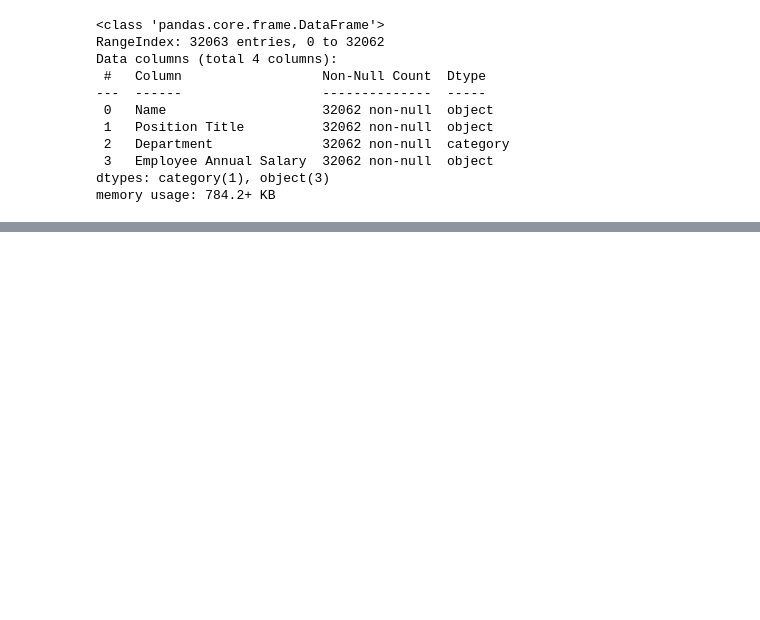
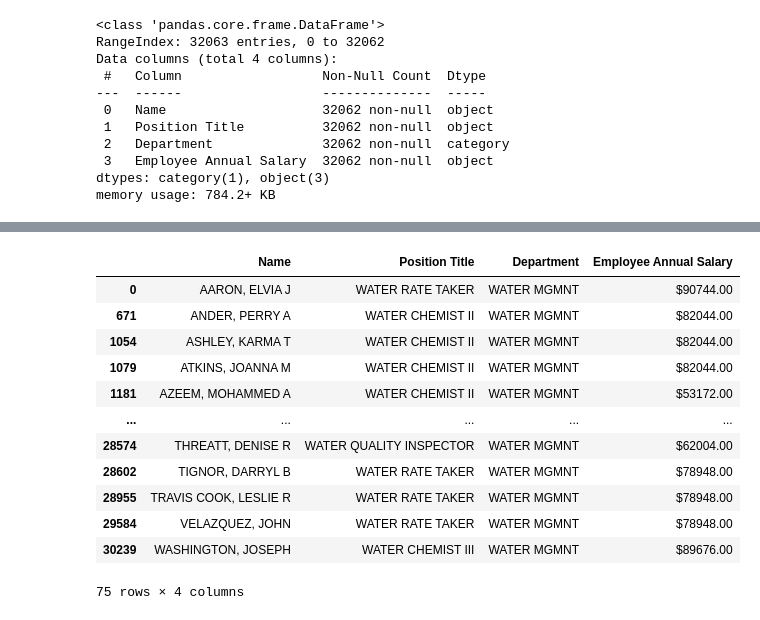
Before and after one commit to junclemente/tfs-pandas, a Jupyter notebook: Working with Text Data.ipynb, the cells around one changed output, grey strips where cells are left out. Drawn from its saved outputs; the diff is of its cells as text; code cells hidden in the pictures; blank space fills up the shorter version.

```diff
--- a/Working with Text Data.ipynb
+++ b/Working with Text Data.ipynb
@@ -48,0 +173,18 @@ memory usage: 784.2+ KB
+# %%
+# find where water is at the beginning
+mask1 = chicago["Position Title"].str.lower().str.startswith("water")
+chicago[mask1]
+# %% [output]
+|  | Name | Position Title | Department | Employee Annual Salary |
+| 0 | AARON, ELVIA J | WATER RATE TAKER | WATER MGMNT | $90744.00 |
+| 671 | ANDER, PERRY A | WATER CHEMIST II | WATER MGMNT | $82044.00 |
+| 1054 | ASHLEY, KARMA T | WATER CHEMIST II | WATER MGMNT | $82044.00 |
+| 1079 | ATKINS, JOANNA M | WATER CHEMIST II | WATER MGMNT | $82044.00 |
+| 1181 | AZEEM, MOHAMMED A | WATER CHEMIST II | WATER MGMNT | $53172.00 |
+| ... | ... | ... | ... | ... |
+| 28574 | THREATT, DENISE R | WATER QUALITY INSPECTOR | WATER MGMNT | $62004.00 |
+| 28602 | TIGNOR, DARRYL B | WATER RATE TAKER | WATER MGMNT | $78948.00 |
+| 28955 | TRAVIS COOK, LESLIE R | WATER RATE TAKER | WATER MGMNT | $78948.00 |
+| 29584 | VELAZQUEZ, JOHN | WATER RATE TAKER | WATER MGMNT | $78948.00 |
+| 30239 | WASHINGTON, JOSEPH | WATER CHEMIST III | WATER MGMNT | $89676.00 |
+75 rows × 4 columns
```
Also changed, not shown: parts of 38 cells of this notebook.
